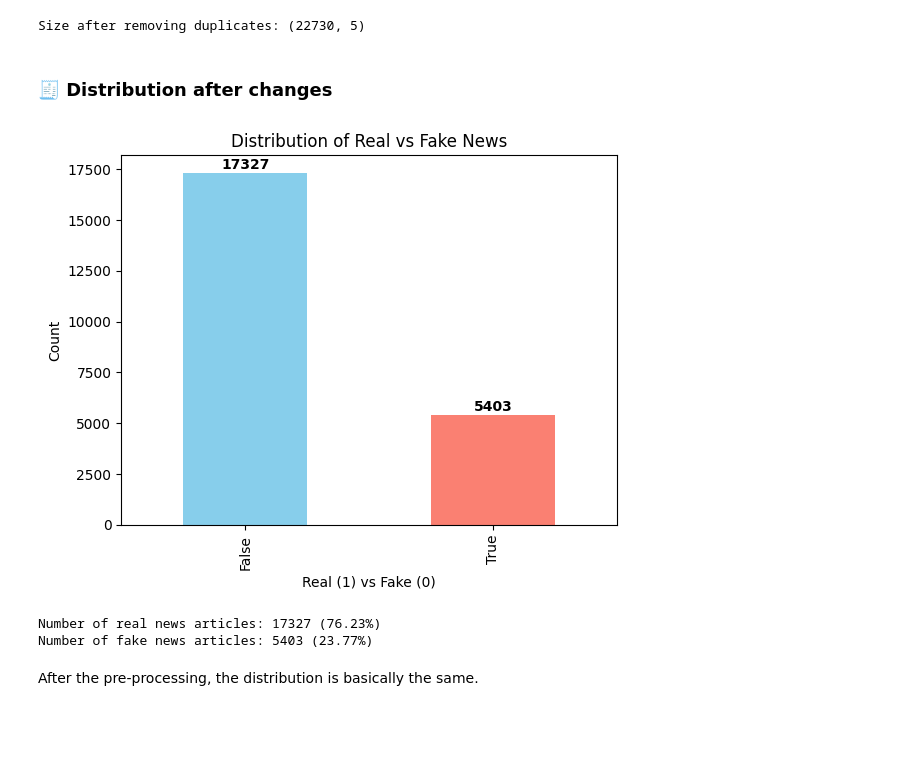
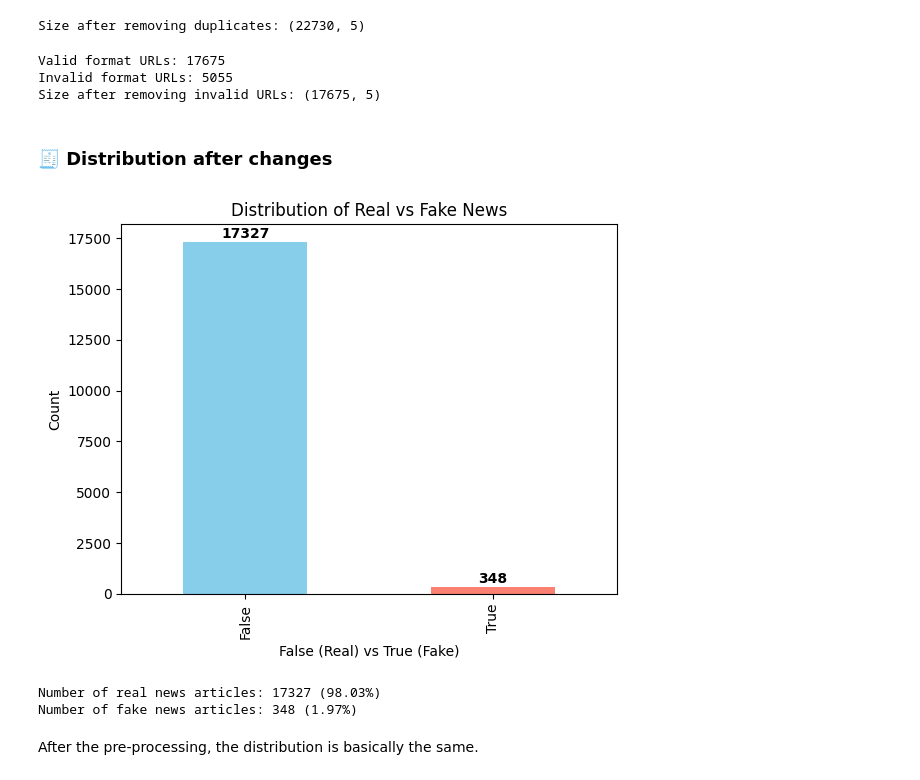
Before and after one commit to zFishStick/Cyclic-LLM-Checker, a Jupyter notebook: notebooks/pre-processing/dataset_3.ipynb, the cells around one changed output. Drawn from its saved outputs; the diff is of its cells as text; code cells hidden in the pictures; blank space fills up the shorter version.

Commit message:
Add invalid url removing

```diff
--- a/notebooks/pre-processing/dataset_3.ipynb
+++ b/notebooks/pre-processing/dataset_3.ipynb
@@ -100,29 +100,54 @@ df = df.drop_duplicates(subset=df.columns.difference(['id']))
 print("Size after removing duplicates:", df.shape)
 # %% [output]
 Size after removing duplicates: (22730, 5)
+# %%
+from urllib.parse import urlparse
+
+def is_url_format_valid(url):
+    if pd.isna(url) or url == '':
+        return False
+    try:
+        result = urlparse(str(url))
+        return all([result.scheme in ['http', 'https'], result.netloc])
+    except:
+        return False
+
+valid_mask = df['news_url'].apply(is_url_format_valid)
+valid_count = valid_mask.sum()
+invalid_count = len(df) - valid_count
+
+print(f"Valid format URLs: {valid_count}")
+print(f"Invalid format URLs: {invalid_count}")
+
+df = df[valid_mask]
+print(f"Size after removing invalid URLs: {df.shape}")
+# %% [output]
+Valid format URLs: 17675
+Invalid format URLs: 5055
+Size after removing invalid URLs: (17675, 5)
 # %% [markdown]
 ### 🧾 Distribution after changes
 # %%
 ax = df["is_fake_news"].value_counts().plot(kind="bar", color=["skyblue", "salmon"])
 plt.title("Distribution of Real vs Fake News")
-plt.xlabel("Real (1) vs Fake (0)")
+plt.xlabel("False (Real) vs True (Fake)")
 plt.ylabel("Count")
 
 for p in ax.patches:
     ax.text(
         p.get_x() + p.get_width() / 2, # type: ignore
         p.get_height() + 50, # type: ignore
         f"{int(p.get_height())}", # type: ignore
         ha="center",
         va="bottom",
         fontsize=10,
         fontweight="bold",
         color="black"
     )
 
 plt.show()
 # %% [output]
-[figure, old version]
+[figure, new version]
 # %%
 counts = df['is_fake_news'].value_counts()
 fake_news_count = counts.get(True, 0)
@@ -132,8 +157,8 @@ fake_news_percent = (fake_news_count / (real_news_count + fake_news_count)) * 10
 print("Number of real news articles:", real_news_count, "({:.2f}%)".format(real_news_percent))
 print("Number of fake news articles:", fake_news_count, "({:.2f}%)".format(fake_news_percent))
 # %% [output]
-Number of real news articles: 17327 (76.23%)
-Number of fake news articles: 5403 (23.77%)
+Number of real news articles: 17327 (98.03%)
+Number of fake news articles: 348 (1.97%)
 # %% [markdown]
 After the pre-processing, the distribution is basically the same.
 # %% [markdown]
```
Also changed, not shown: parts of 1 cell of this notebook.
